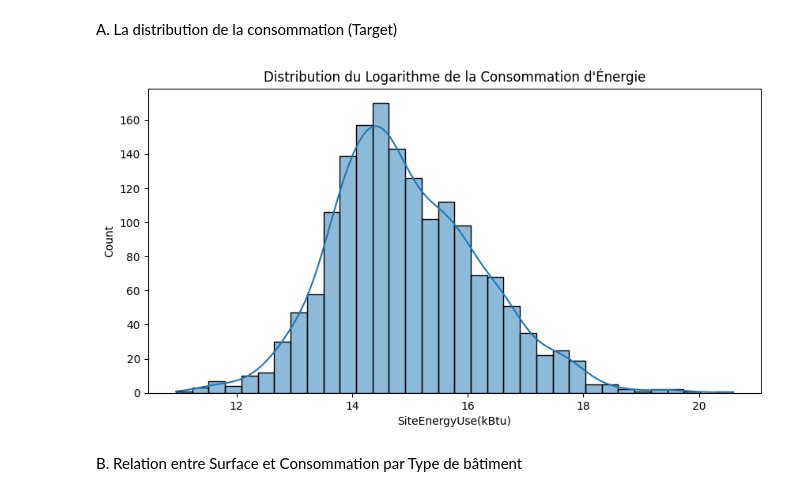
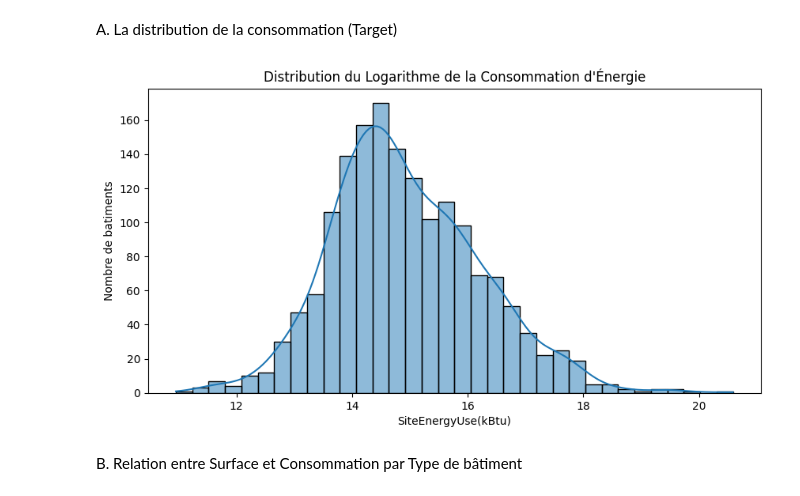
Before and after one commit to AxelFB1992/projet6, a Jupyter notebook: template_modelisation_supervisee.ipynb, the cells around one changed output. Cells and saved outputs as stored; diff of their text form; code cells hidden in the pictures.

```diff
--- a/template_modelisation_supervisee.ipynb
+++ b/template_modelisation_supervisee.ipynb
@@ -284,11 +404,12 @@ import numpy as np
 # %%
 plt.figure(figsize=(10, 5))
 sns.histplot(np.log1p(filtered_5_building_consumption['SiteEnergyUse(kBtu)']), kde=True)
+plt.ylabel("Nombre de batiments")
 #sns.histplot(filtered_5_building_consumption['SiteEnergyUse(kBtu)'], kde=True)
 plt.title('Distribution du Logarithme de la Consommation d\'Énergie')
 plt.show()
 # %% [output]
-[figure, old version]
+[figure, new version]
 # %% [markdown]
 B. Relation entre Surface et Consommation par Type de bâtiment
 # %%
```
Also changed, not shown: parts of 10 cells of this notebook.
